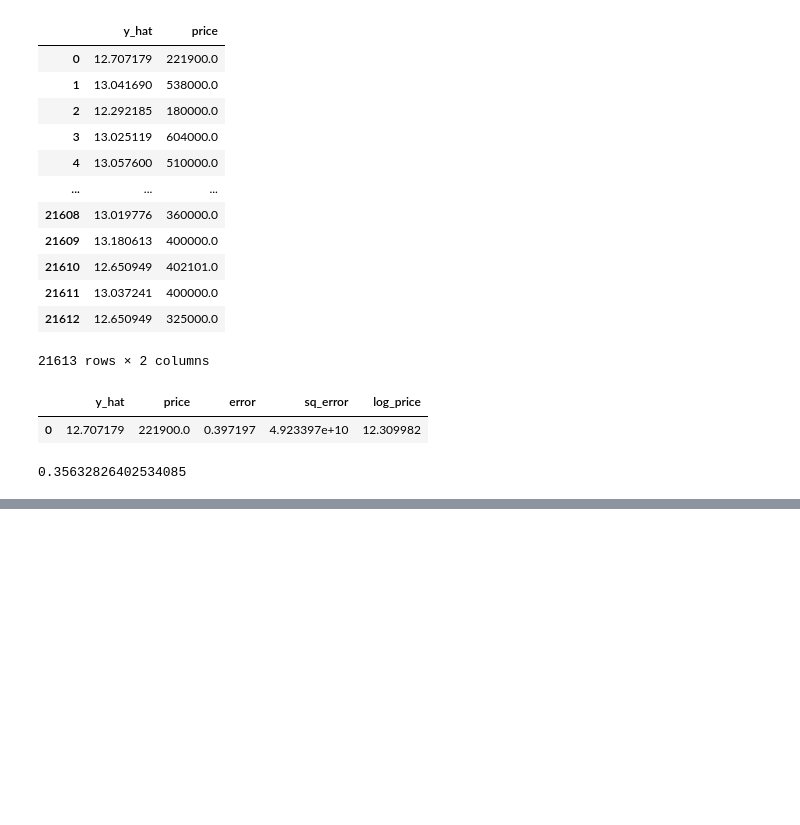
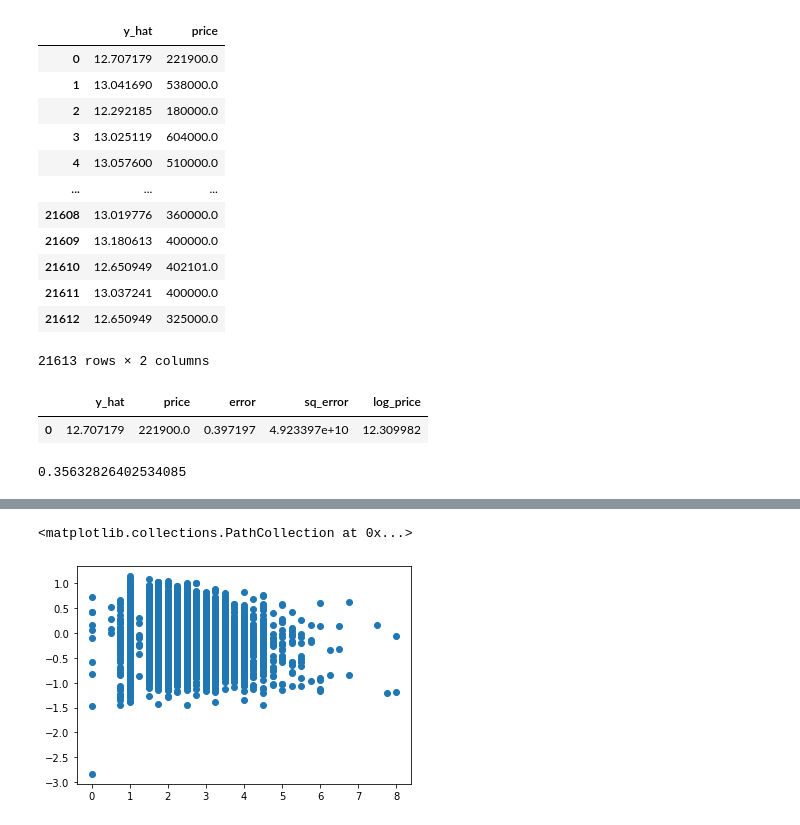
Before and after one commit to leningschulich/schulich_data_science, a Jupyter notebook: assignment3.ipynb, the cells around one changed output, grey strips where cells are left out. Cells and saved outputs as stored; diff of their text form; code cells hidden in the pictures; blank space fills up the shorter version.

```diff
--- a/assignment3.ipynb
+++ b/assignment3.ipynb
@@ -236,0 +271,5 @@ np.sqrt(res['sq_error'].mean())
+# %%
+plt.scatter(kc['bathrooms'],res['error'])
+# %% [output]
+<matplotlib.collections.PathCollection at 0x...>
+[figure, added]
```
Also changed, not shown: parts of 38 cells of this notebook.
